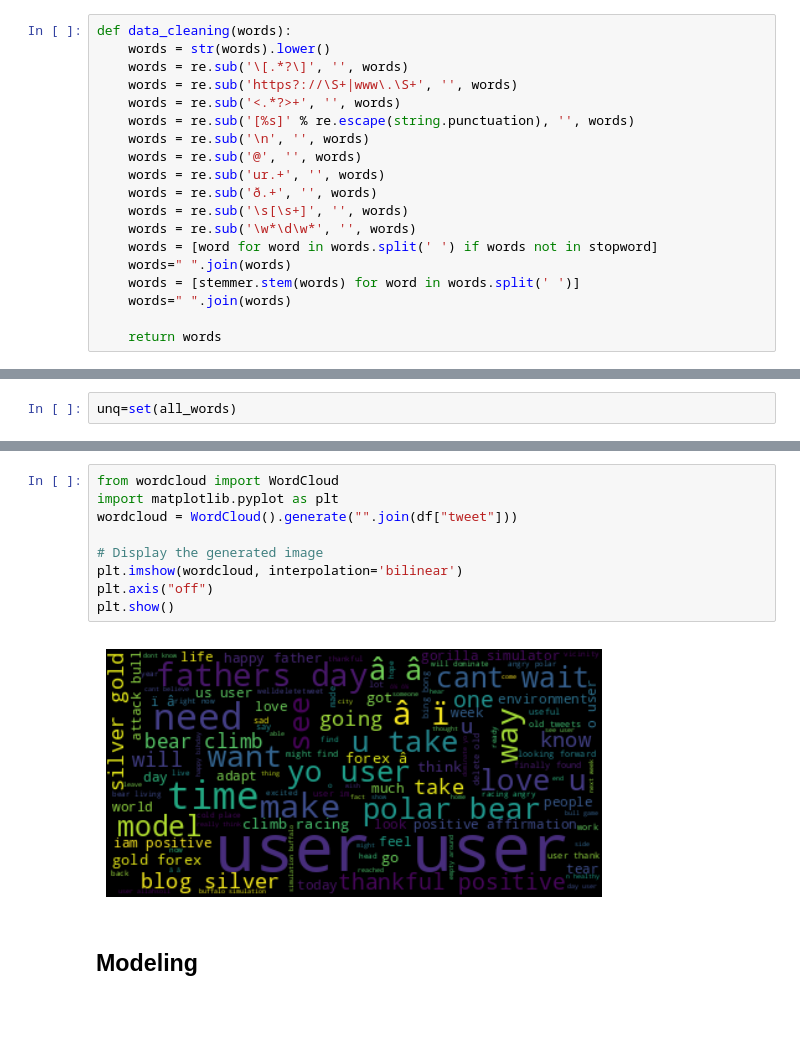
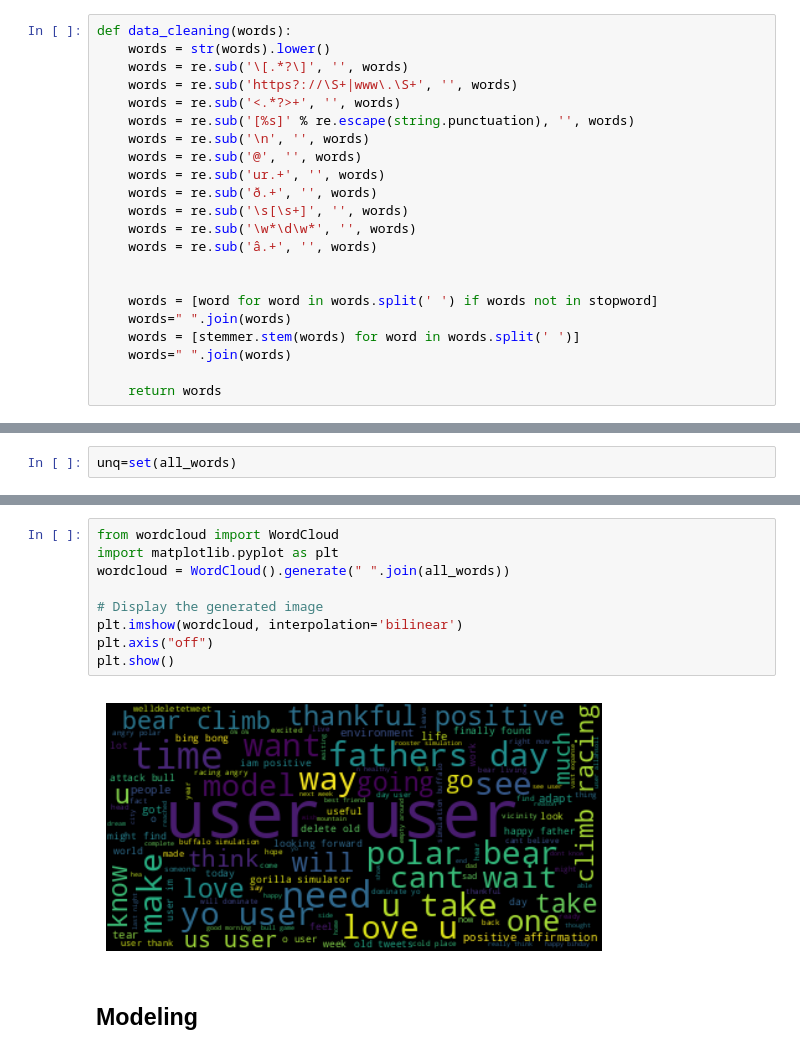
Before and after one commit to hemanthreddyyanamala/Deep_Learning, a Jupyter notebook: NLP_MINI_PROJ/Hate_Tweets.ipynb, the cells around one changed output, grey strips where cells are left out. Saved outputs shown, nothing was run; the diff lists cells and outputs as text; blank space fills up the shorter version.

```diff
--- a/NLP_MINI_PROJ/Hate_Tweets.ipynb
+++ b/NLP_MINI_PROJ/Hate_Tweets.ipynb
@@ -55,6 +55,9 @@ def data_cleaning(words):
     words = re.sub('ð.+', '', words)
     words = re.sub('\s[\s+]', '', words)
     words = re.sub('\w*\d\w*', '', words)
+    words = re.sub('â.+', '', words)
+
+
     words = [word for word in words.split(' ') if words not in stopword]
     words=" ".join(words)
     words = [stemmer.stem(words) for word in words.split(' ')]
@@ -120,14 +143,14 @@ len(unq)
 # %%
 from wordcloud import WordCloud
 import matplotlib.pyplot as plt
-wordcloud = WordCloud().generate("".join(df["tweet"]))
+wordcloud = WordCloud().generate(" ".join(all_words))
 
 # Display the generated image
 plt.imshow(wordcloud, interpolation='bilinear')
 plt.axis("off")
 plt.show()
 # %% [output]
-[figure, old version]
+[figure, new version]
 # %% [markdown]
 ## Modeling
 # %%
```
Also changed, not shown: parts of 14 cells of this notebook, 1 other file.
